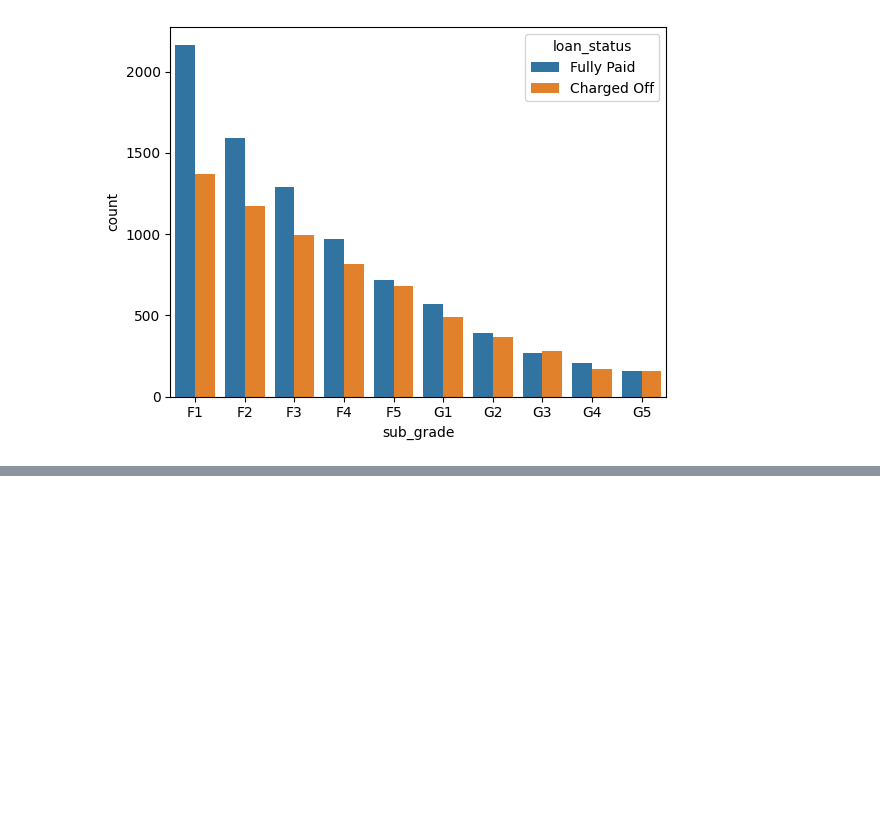
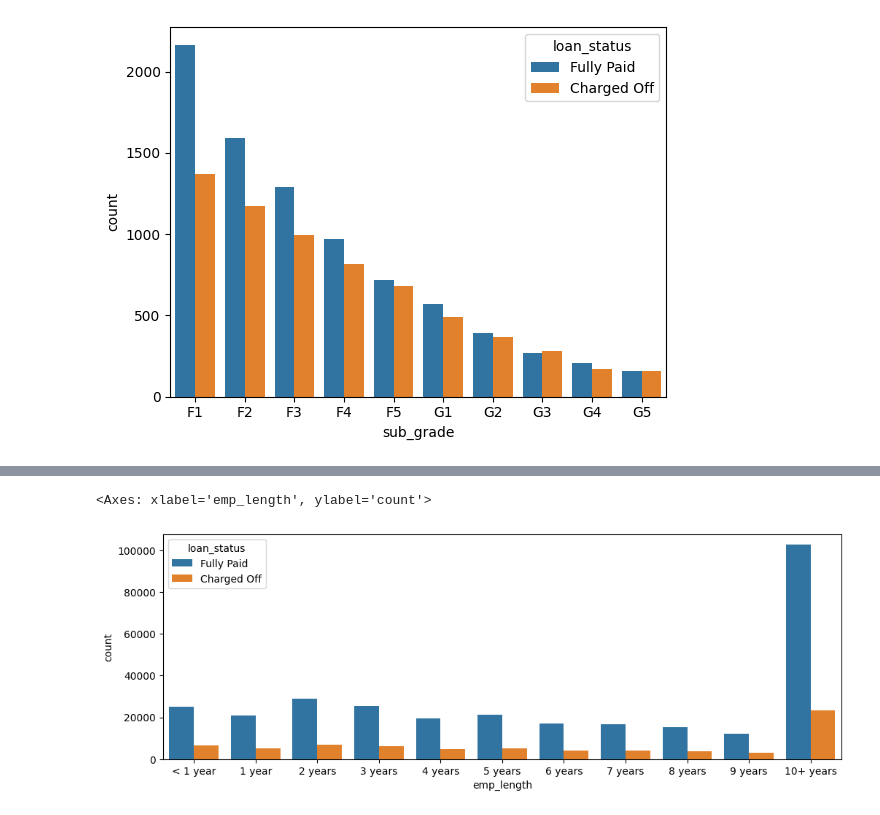
Before and after one commit to higorcamelo/tensor-keras-curso, a Jupyter notebook: Lending/lending.ipynb, the cells around one changed output, grey strips where cells are left out. Cells and saved outputs as stored; diff of their text form; code cells hidden in the pictures; blank space fills up the shorter version.

```diff
--- a/Lending/lending.ipynb
+++ b/Lending/lending.ipynb
@@ -89,0 +131,3 @@ sns.countplot(x='sub_grade', data=f_and_g, order=sorted(f_and_g['sub_grade'].uni
+# %%
+# emp_title is a job title description and it has too many unique values, so we can drop it
+df = df.drop('emp_title', axis=1)
@@ -89,0 +148,18 @@ sns.countplot(x='sub_grade', data=f_and_g, order=sorted(f_and_g['sub_grade'].uni
+# %%
+emp_length_order = ['< 1 year',
+ '1 year',
+ '2 years',
+ '3 years',
+ '4 years',
+ '5 years',
+ '6 years',
+ '7 years',
+ '8 years',
+ '9 years',
+ '10+ years']
+# %%
+plt.figure(figsize=(12,4))
+sns.countplot(x='emp_length', data=df, order=emp_length_order, hue= "loan_status") # Majority of the loans are paid back and 10+ years of employment is the most common
+# %% [output]
+<Axes: xlabel='emp_length', ylabel='count'>
+[figure, added]
```
Also changed, not shown: parts of 17 cells of this notebook.
